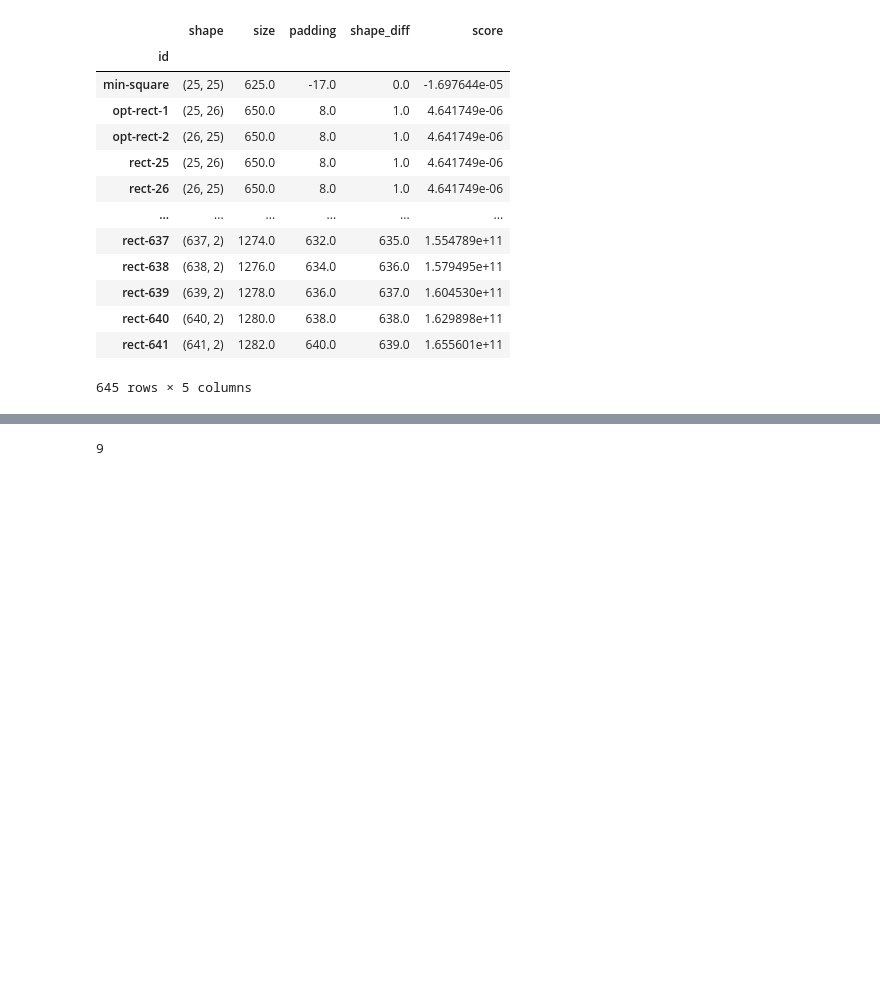
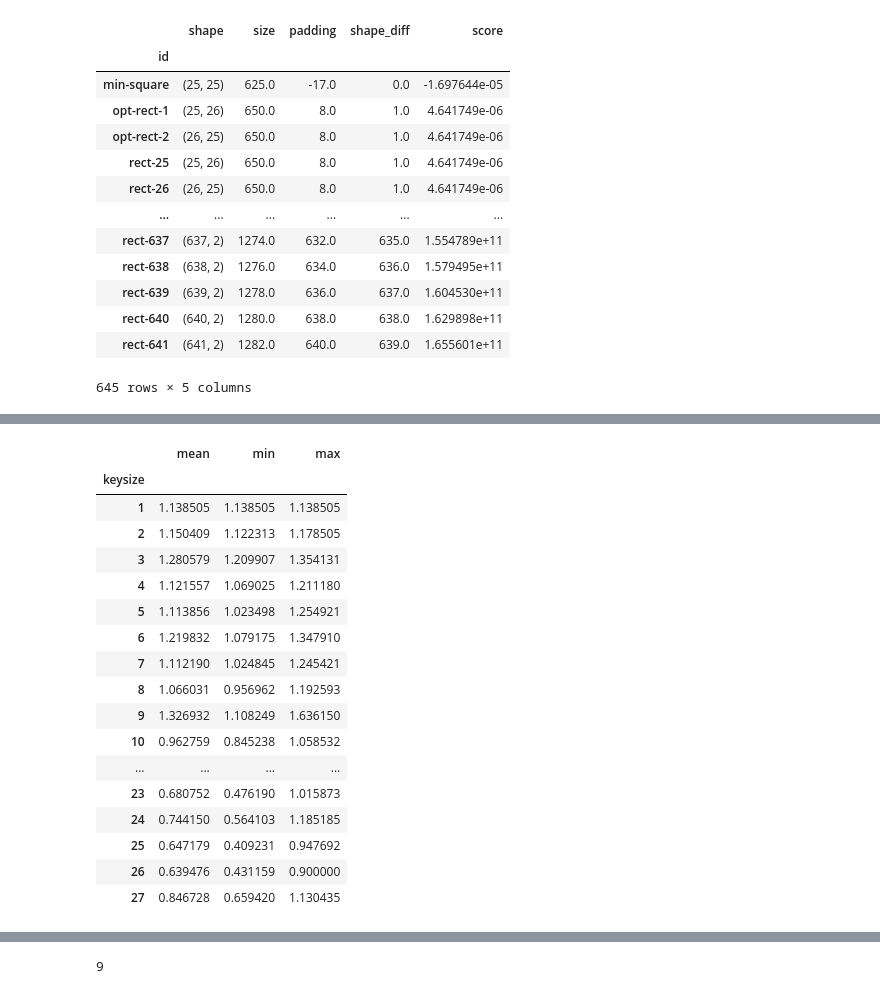
Before and after one commit to jlandercy/pysgrs, a Jupyter notebook: pysgrs/resources/notebooks/AnalyzeVigenere.ipynb, the cells around one changed output, grey strips where cells are left out. Cells and saved outputs as stored; diff of their text form; code cells hidden in the pictures; blank space fills up the shorter version.

```diff
--- a/pysgrs/resources/notebooks/CrackVigenere.ipynb
+++ b/pysgrs/resources/notebooks/AnalyzeVigenere.ipynb
@@ -104 +111,23 @@ for ncol in np.arange(1, 26):
+# %%
+g = pd.DataFrame(coincidences).groupby("keysize")["coincidence"].agg(["mean", "min", "max"])
+g
+# %% [output]
+|  | mean | min | max |
+| keysize |  |  |  |
+| 1 | 1.138505 | 1.138505 | 1.138505 |
+| 2 | 1.150409 | 1.122313 | 1.178505 |
+| 3 | 1.280579 | 1.209907 | 1.354131 |
+| 4 | 1.121557 | 1.069025 | 1.211180 |
+| 5 | 1.113856 | 1.023498 | 1.254921 |
+| 6 | 1.219832 | 1.079175 | 1.347910 |
+| 7 | 1.112190 | 1.024845 | 1.245421 |
+| 8 | 1.066031 | 0.956962 | 1.192593 |
+| 9 | 1.326932 | 1.108249 | 1.636150 |
+| 10 | 0.962759 | 0.845238 | 1.058532 |
+| ... | ... | ... | ... |
+| 23 | 0.680752 | 0.476190 | 1.015873 |
+| 24 | 0.744150 | 0.564103 | 1.185185 |
+| 25 | 0.647179 | 0.409231 | 0.947692 |
+| 26 | 0.639476 | 0.431159 | 0.900000 |
+| 27 | 0.846728 | 0.659420 | 1.130435 |
 # %%
```
Also changed, not shown: parts of 4 cells of this notebook, 3 other files.
